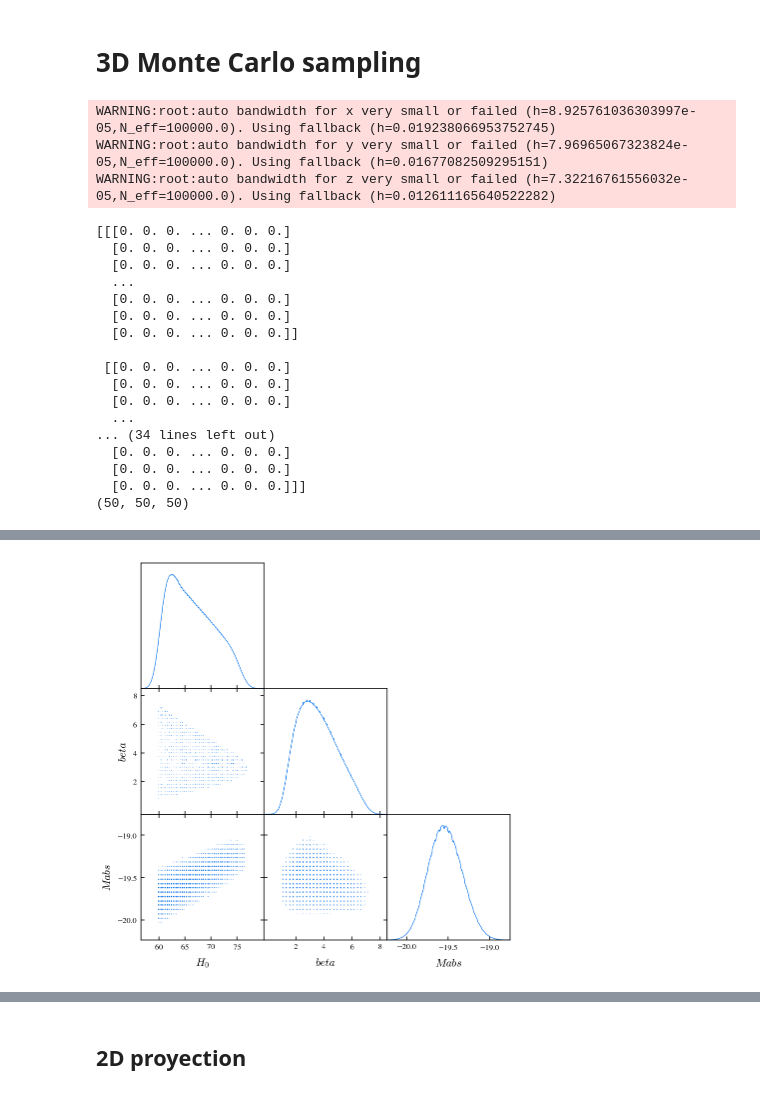
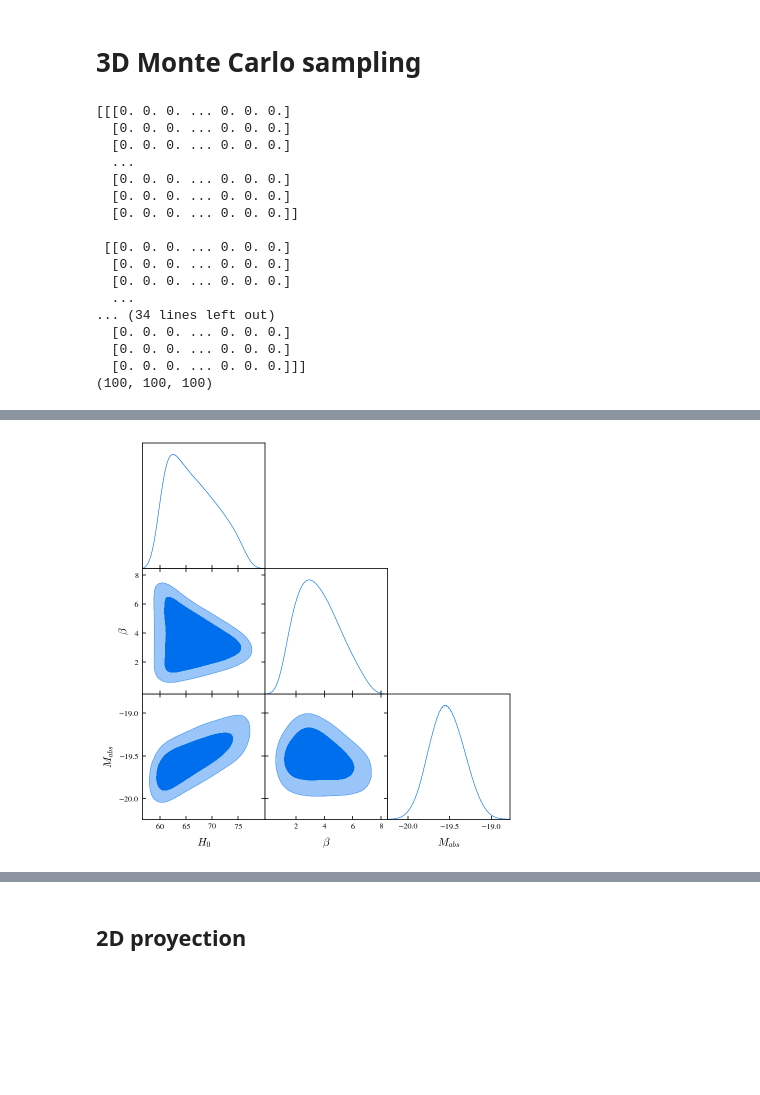
Before and after one commit to matiasleize/GC_MCMC, a Jupyter notebook: notebooks/age_of_the_universe/final stuff/plot_age_of_universe_0.90_heatmap_load.ipynb, the cells around one changed output, grey strips where cells are left out. Cells and saved outputs as stored; diff of their text form; code cells hidden in the pictures; blank space fills up the shorter version.

```diff
--- a/notebooks/age_of_the_universe/final stuff/plot_age_of_universe_0.90_heatmap_load.ipynb
+++ b/notebooks/age_of_the_universe/final stuff/plot_age_of_universe_0.90_heatmap_load.ipynb
@@ -127,9 +130,9 @@ Reduced chi-square threshold for 68.30000000000001% confidence: 1.01610
 #Mabs_values = np.linspace(-21,-18.5,20)
 
 r = 3; s = 5 #It worked, even with AoU!
-H0_values = np.linspace(60,80,50)[::-1]
-beta_values = np.linspace(0.1,12,50)
-Mabs_values = np.linspace(-21,-18.5,50)
+H0_values = np.linspace(60,80,100)[::-1]
+beta_values = np.linspace(0.1,12,100)
+Mabs_values = np.linspace(-21,-18.5,100)
 
 #r = 3; s = 6 #It worked, even with AoU!
 #H0_values = np.linspace(60,80,20)[::-1]
@@ -226,7 +229,7 @@ import getdist.plots as gdplt
 x_vals = H0_values
 y_vals = beta_values
 z_vals = Mabs_values
-matrix_gila_chi2 = np.load(os.path.join(path_data, 'matrix_gila_chi2_1.npy'))
+matrix_gila_chi2 = np.load(os.path.join(path_data, 'matrix_gila_chi2.npy'))
 
 #aux = matrix_gila_chi2.copy()/np.nanmin(matrix_gila_chi2)
 #aux[np.isnan(matrix_gila_chi2)]=np.inf
@@ -249,31 +252,38 @@ num_samples = int(1e5)  # Number of samples you want
 sample_indices = np.random.choice(len(flattened_probs), size=num_samples, p=flattened_probs)
 samples = grid_points[sample_indices]
 
+samples_1 = samples.copy()
+
+
+
 # Convert to GetDist format
-gd_samples = getdist.mcsamples.MCSamples(samples=samples, names=['x', 'y', 'z'], labels=['H_0', 'beta', 'Mabs'])
+gd_samples = getdist.mcsamples.MCSamples(samples=samples, names=['x', 'y', 'z'],
+                                         labels=[r'H_0', r'\beta', r'M_{abs}'],
+                                         settings={'mult_bias_correction_order':0,
+                                                   'smooth_scale_2D':0.3,
+                                                   'smooth_scale_1D':0.3}
+                                         )
 
 # Plot using GetDist
 g = gdplt.get_subplot_plotter()
 g.triangle_plot([gd_samples], filled=True)
+g.export(path_git+'triangle_gila_plot.pdf')
 plt.show()
 # %% [output]
-WARNING:root:auto bandwidth for x very small or failed (h=8.925761036303997e-05,N_eff=100000.0). Using fallback (h=0.019238066953752745)
-WARNING:root:auto bandwidth for y very small or failed (h=7.96965067323824e-05,N_eff=100000.0). Using fallback (h=0.01677082509295151)
-WARNING:root:auto bandwidth for z very small or failed (h=7.32216761556032e-05,N_eff=100000.0). Using fallback (h=0.012611165640522282)
+[[[0. 0. 0. ... 0. 0. 0.]
+  [0. 0. 0. ... 0. 0. 0.]
+  [0. 0. 0. ... 0. 0. 0.]
+  ...
+  [0. 0. 0. ... 0. 0. 0.]
+  [0. 0. 0. ... 0. 0. 0.]
+  [0. 0. 0. ... 0. 0. 0.]]
+
+ [[0. 0. 0. ... 0. 0. 0.]
+  [0. 0. 0. ... 0. 0. 0.]
+  [0. 0. 0. ... 0. 0. 0.]
+  ...
+... (34 lines left out)
+  [0. 0. 0. ... 0. 0. 0.]
+  [0. 0. 0. ... 0. 0. 0.]
+  [0. 0. 0. ... 0. 0. 0.]]]
+(100, 100, 100)
-[[[0. 0. 0. ... 0. 0. 0.]
-  [0. 0. 0. ... 0. 0. 0.]
-  [0. 0. 0. ... 0. 0. 0.]
-  ...
-  [0. 0. 0. ... 0. 0. 0.]
-  [0. 0. 0. ... 0. 0. 0.]
-  [0. 0. 0. ... 0. 0. 0.]]
-
- [[0. 0. 0. ... 0. 0. 0.]
-  [0. 0. 0. ... 0. 0. 0.]
-  [0. 0. 0. ... 0. 0. 0.]
-  ...
-... (34 lines left out)
-  [0. 0. 0. ... 0. 0. 0.]
-  [0. 0. 0. ... 0. 0. 0.]
-  [0. 0. 0. ... 0. 0. 0.]]]
-(50, 50, 50)
@@ -283,4 +290,4 @@ WARNING:root:fine_bins_2D not large enough for optimal density: y, z
-[figure, old version]
+[figure, new version]
 # %%
 print(np.mean(samples[:,0]))
 print(np.mean(samples[:,1]))
```
Also changed, not shown: parts of 7 cells of this notebook, 1 other file.
